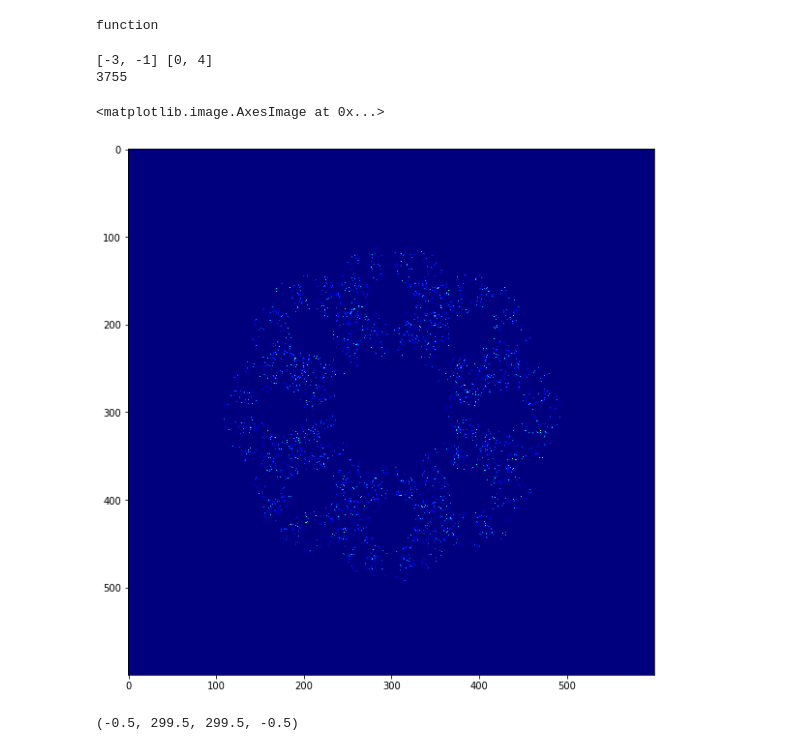
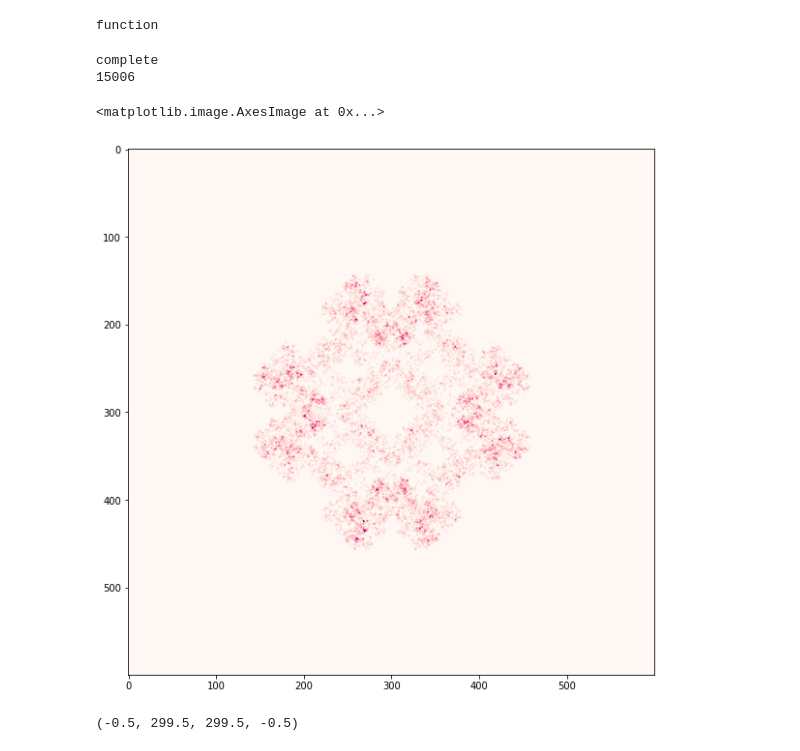
Before and after one commit to generic-github-user/fractals, a Jupyter notebook: fractals.ipynb, the cells around one changed output. Drawn from its saved outputs; the diff is of its cells as text; code cells hidden in the pictures.

Commit message:
add option for multiple interpolation ratios (i.e., randomly select what percentage of the distance is travelled from the current location to the selected vertex)

```diff
--- a/fractals.ipynb
+++ b/fractals.ipynb
@@ -158,7 +158,12 @@ class ChaosGame(Attractor):
 
     def generate(self, x=10, y=0.5, rule=None):
         if type(y) in [tuple, list]:
-            y = random.uniform(*y)
+            if len(y) == 3:
+                y_ = y[-1]
+            else:
+                y_ = 1
+#             y = random.uniform(*y)
+        interpolation_factors = np.random.uniform(*y[:2], [y_])
 
         p = np.random.uniform(-5, 5, self.shape.center.pos.shape)
 #         if rule:
@@ -183,6 +188,7 @@ class ChaosGame(Attractor):
                     rule_eval = !(any(self.vertices[i] == v for i in rule)
                 elif callable(rule):
                     rule_eval = rule(self.vertices + [v], self.dist)
+                    # TODO: optimized rule evaluation
 #                     print(self.vertices + [v], rule_eval)
 #                     try:
 #                         rule_eval = rule(self.vertices + [v], self.dist)
@@ -190,40 +196,44 @@ class ChaosGame(Attractor):
 #                         rule_eval = True
 #             else:
 #                 rule_eval = True
 
             if rule_eval:
-                p = np.average([p, self.shape.v[v].pos], axis=0, weights=[1-y, y])
+                val = np.random.choice(interpolation_factors)
+                p = np.average([p, self.shape.v[v].pos], axis=0, weights=[1-val, val])
                 self.compute += 1
                 self.points.append(p)
             self.vertices.append(v)
+        print('complete')
         return self
     generate.info = 'Simulate the "chaos game", generating a series of points according to the given rules'
 
     def render(self, r=100, color=''):
         canvas = np.zeros([r, r])
         points_array = np.interp(np.array(self.points), [-1.5, 1.5], [0, r])
         points_array = points_array.astype(int).clip(0, r-1)
         for i, p in enumerate(points_array):
             if color == 'index':
                 c = i
             elif color == 'vertex':
                 c = self.vertices[i]
             else:
                 c = 0.01
-            canvas[tuple(p.round())] += c
+            x, y = p.round()
+            canvas[x-1:x+1, y-1:y+1] += c
         return np.flip(canvas.T)
     render.info = 'Convert the computed points to a displayable image'
 
 r = lambda x, f: f(x[-1], x[-2]) not in [2]
-g = ChaosGame((3, 8)).generate(x=5000, y=(0.1, 0.9), rule='random')
+# g = ChaosGame((3, 8)).generate(x=5000, y=(0.1, 0.9), rule='random')
+g = ChaosGame(4).generate(x=20000, y=(0.1, 0.9, 2), rule=lambda x, f: x[-1] != x[-2])
 print(g.compute)
 plt.figure(figsize=(10, 10))
-plt.imshow(g.render(600, color='vertex'), cmap='jet')
+plt.imshow(g.render(600, color=''), cmap='RdPu')
 # %% [output]
-[-3, -1] [0, 4]
-3755
+complete
+15006
 <matplotlib.image.AxesImage at 0x...>
-[figure, old version]
+[figure, new version]
 # %%
 class IteratedFunction(Attractor):
     def __init__(self, a=0.5):
```
